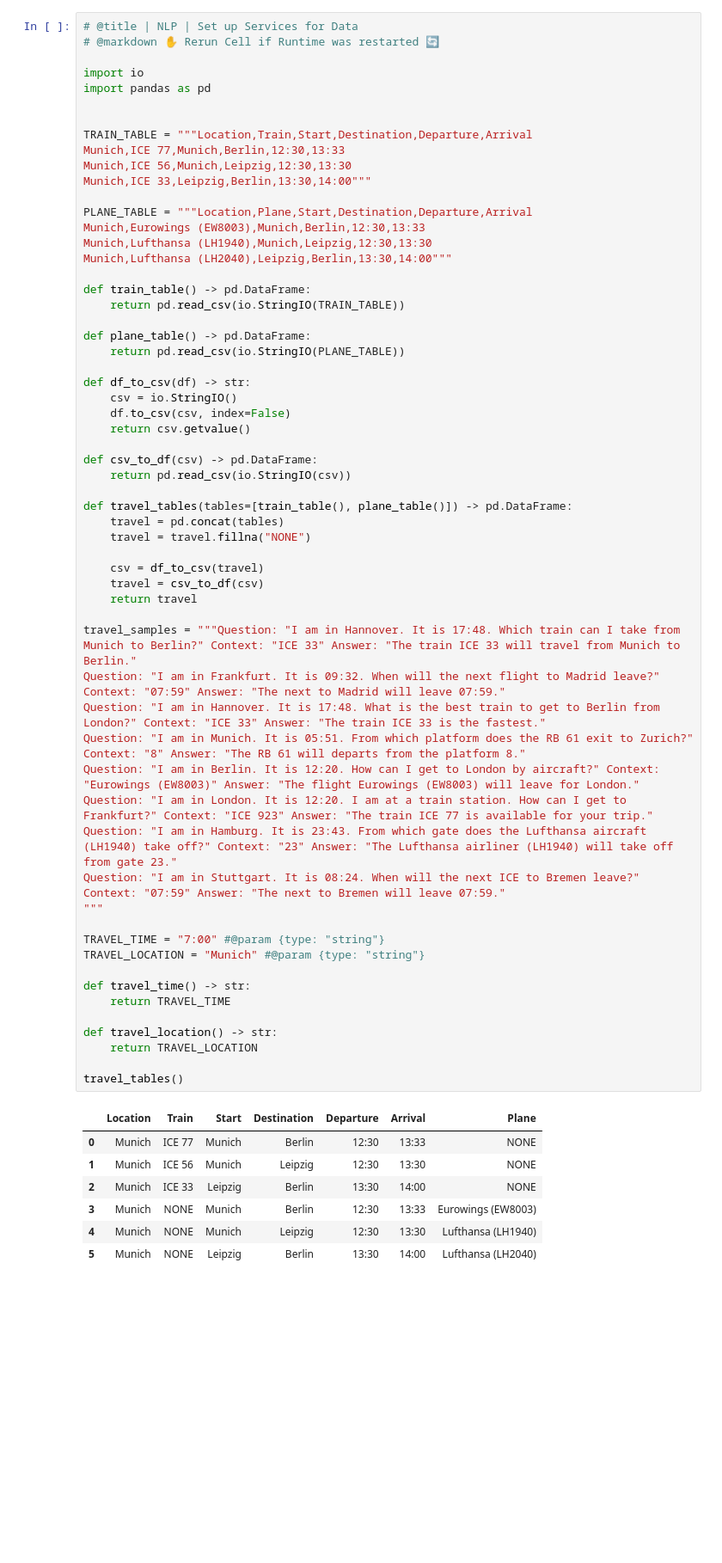
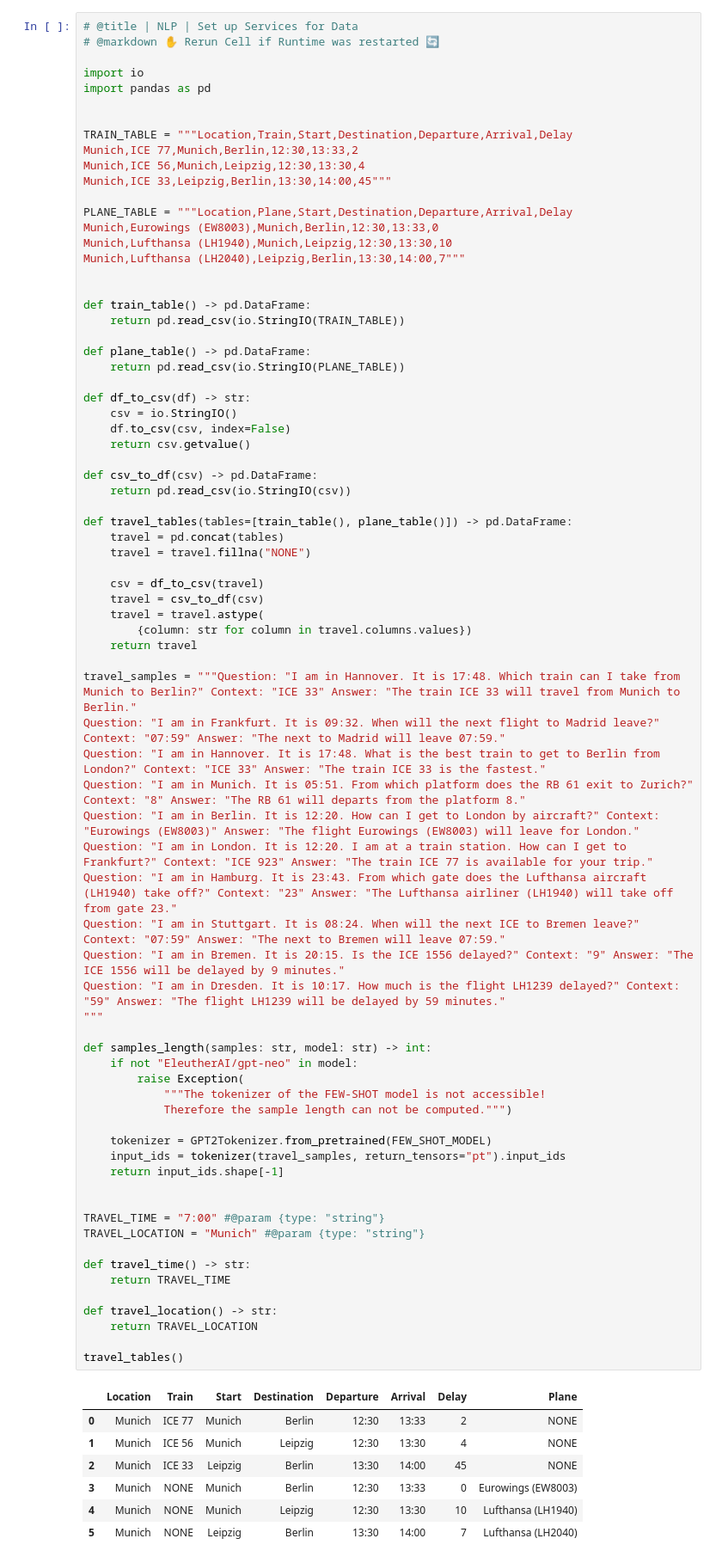
Before and after one commit to 1ucky40nc3/TREX, a Jupyter notebook: TREX.ipynb, the cells around one changed output. Shown: that part at 86% size. Saved outputs shown, nothing was run; the diff lists cells and outputs as text; blank space fills up the shorter version.

Commit message:
Added Delay Support in the Travel Skill

```diff
--- a/TREX.ipynb
+++ b/TREX.ipynb
@@ -145,15 +145,16 @@ import io
 import pandas as pd
 
 
-TRAIN_TABLE = """Location,Train,Start,Destination,Departure,Arrival
-Munich,ICE 77,Munich,Berlin,12:30,13:33
-Munich,ICE 56,Munich,Leipzig,12:30,13:30
-Munich,ICE 33,Leipzig,Berlin,13:30,14:00"""
+TRAIN_TABLE = """Location,Train,Start,Destination,Departure,Arrival,Delay
+Munich,ICE 77,Munich,Berlin,12:30,13:33,2
+Munich,ICE 56,Munich,Leipzig,12:30,13:30,4
+Munich,ICE 33,Leipzig,Berlin,13:30,14:00,45"""
 
-PLANE_TABLE = """Location,Plane,Start,Destination,Departure,Arrival
-Munich,Eurowings (EW8003),Munich,Berlin,12:30,13:33
-Munich,Lufthansa (LH1940),Munich,Leipzig,12:30,13:30
-Munich,Lufthansa (LH2040),Leipzig,Berlin,13:30,14:00"""
+PLANE_TABLE = """Location,Plane,Start,Destination,Departure,Arrival,Delay
+Munich,Eurowings (EW8003),Munich,Berlin,12:30,13:33,0
+Munich,Lufthansa (LH1940),Munich,Leipzig,12:30,13:30,10
+Munich,Lufthansa (LH2040),Leipzig,Berlin,13:30,14:00,7"""
+
 
 def train_table() -> pd.DataFrame:
     return pd.read_csv(io.StringIO(TRAIN_TABLE))
@@ -171,40 +172,55 @@ def csv_to_df(csv) -> pd.DataFrame:
 
 def travel_tables(tables=[train_table(), plane_table()]) -> pd.DataFrame:
     travel = pd.concat(tables)
     travel = travel.fillna("NONE")
 
     csv = df_to_csv(travel)
     travel = csv_to_df(csv)
+    travel = travel.astype(
+        {column: str for column in travel.columns.values})
     return travel
 
 travel_samples = """Question: "I am in Hannover. It is 17:48. Which train can I take from Munich to Berlin?" Context: "ICE 33" Answer: "The train ICE 33 will travel from Munich to Berlin."
 Question: "I am in Frankfurt. It is 09:32. When will the next flight to Madrid leave?" Context: "07:59" Answer: "The next to Madrid will leave 07:59."
 Question: "I am in Hannover. It is 17:48. What is the best train to get to Berlin from London?" Context: "ICE 33" Answer: "The train ICE 33 is the fastest."
 Question: "I am in Munich. It is 05:51. From which platform does the RB 61 exit to Zurich?" Context: "8" Answer: "The RB 61 will departs from the platform 8."
 Question: "I am in Berlin. It is 12:20. How can I get to London by aircraft?" Context: "Eurowings (EW8003)" Answer: "The flight Eurowings (EW8003) will leave for London."
 Question: "I am in London. It is 12:20. I am at a train station. How can I get to Frankfurt?" Context: "ICE 923" Answer: "The train ICE 77 is available for your trip."
 Question: "I am in Hamburg. It is 23:43. From which gate does the Lufthansa aircraft (LH1940) take off?" Context: "23" Answer: "The Lufthansa airliner (LH1940) will take off from gate 23."
 Question: "I am in Stuttgart. It is 08:24. When will the next ICE to Bremen leave?" Context: "07:59" Answer: "The next to Bremen will leave 07:59."
+Question: "I am in Bremen. It is 20:15. Is the ICE 1556 delayed?" Context: "9" Answer: "The ICE 1556 will be delayed by 9 minutes."
+Question: "I am in Dresden. It is 10:17. How much is the flight LH1239 delayed?" Context: "59" Answer: "The flight LH1239 will be delayed by 59 minutes."
 """
+
+def samples_length(samples: str, model: str) -> int:
+    if not "EleutherAI/gpt-neo" in model:
+        raise Exception(
+            """The tokenizer of the FEW-SHOT model is not accessible!
+            Therefore the sample length can not be computed.""")
+
+    tokenizer = GPT2Tokenizer.from_pretrained(FEW_SHOT_MODEL)
+    input_ids = tokenizer(travel_samples, return_tensors="pt").input_ids
+    return input_ids.shape[-1]
+
 
 TRAVEL_TIME = "7:00" #@param {type: "string"}
 TRAVEL_LOCATION = "Munich" #@param {type: "string"}
 
 def travel_time() -> str:
     return TRAVEL_TIME
 
 def travel_location() -> str:
     return TRAVEL_LOCATION
 
 travel_tables()
 # %% [output]
-|  | Location | Train | Start | Destination | Departure | Arrival | Plane |
-| 0 | Munich | ICE 77 | Munich | Berlin | 12:30 | 13:33 | NONE |
-| 1 | Munich | ICE 56 | Munich | Leipzig | 12:30 | 13:30 | NONE |
-| 2 | Munich | ICE 33 | Leipzig | Berlin | 13:30 | 14:00 | NONE |
-| 3 | Munich | NONE | Munich | Berlin | 12:30 | 13:33 | Eurowings (EW8003) |
-| 4 | Munich | NONE | Munich | Leipzig | 12:30 | 13:30 | Lufthansa (LH1940) |
-| 5 | Munich | NONE | Leipzig | Berlin | 13:30 | 14:00 | Lufthansa (LH2040) |
+|  | Location | Train | Start | Destination | Departure | Arrival | Delay | Plane |
+| 0 | Munich | ICE 77 | Munich | Berlin | 12:30 | 13:33 | 2 | NONE |
+| 1 | Munich | ICE 56 | Munich | Leipzig | 12:30 | 13:30 | 4 | NONE |
+| 2 | Munich | ICE 33 | Leipzig | Berlin | 13:30 | 14:00 | 45 | NONE |
+| 3 | Munich | NONE | Munich | Berlin | 12:30 | 13:33 | 0 | Eurowings (EW8003) |
+| 4 | Munich | NONE | Munich | Leipzig | 12:30 | 13:30 | 10 | Lufthansa (LH1940) |
+| 5 | Munich | NONE | Leipzig | Berlin | 13:30 | 14:00 | 7 | Lufthansa (LH2040) |
 # %%
 # @title | NLP | NLP Implementation
 # @markdown ✋ Rerun Cell if Runtime was restarted 🔄
```
Also changed, not shown: parts of 5 cells of this notebook.
